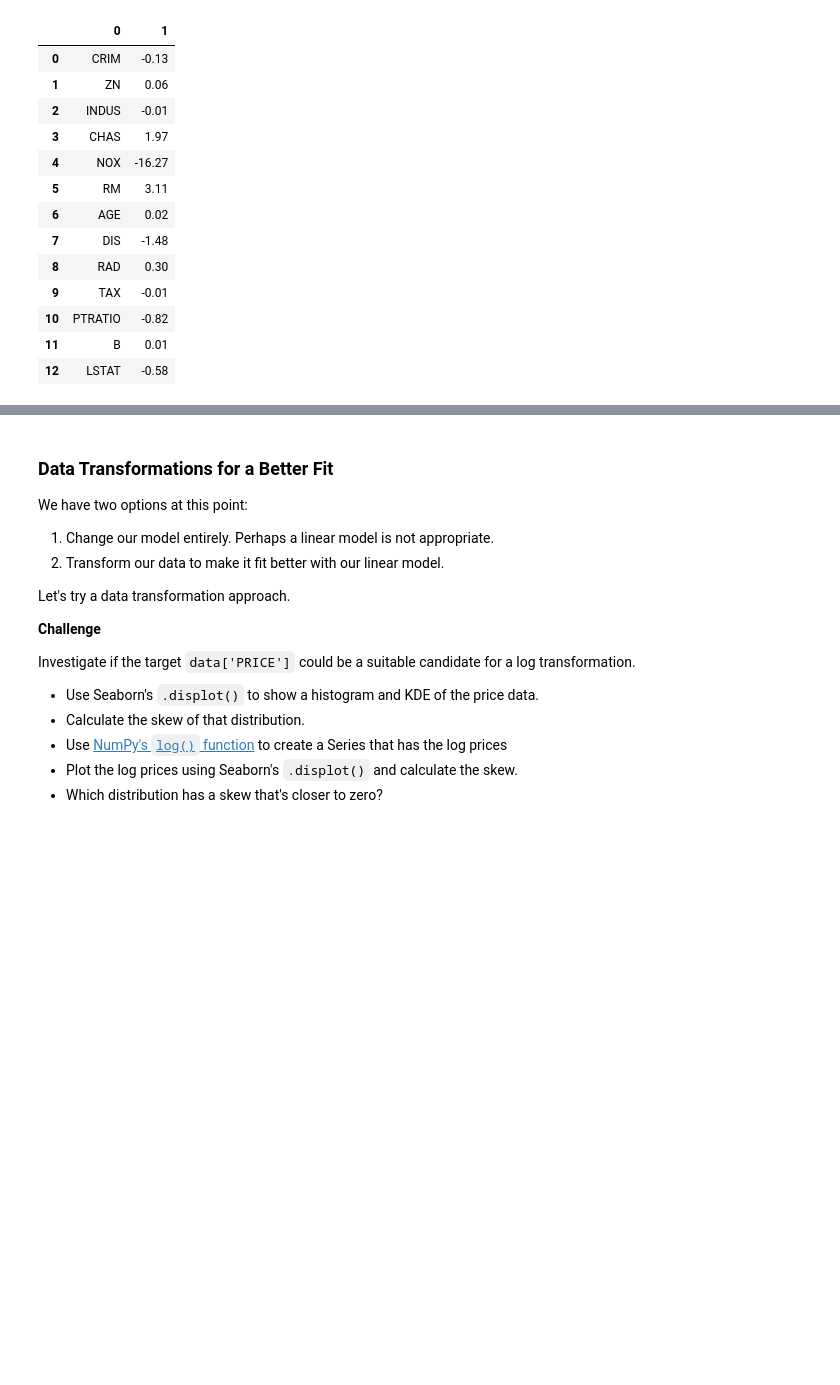
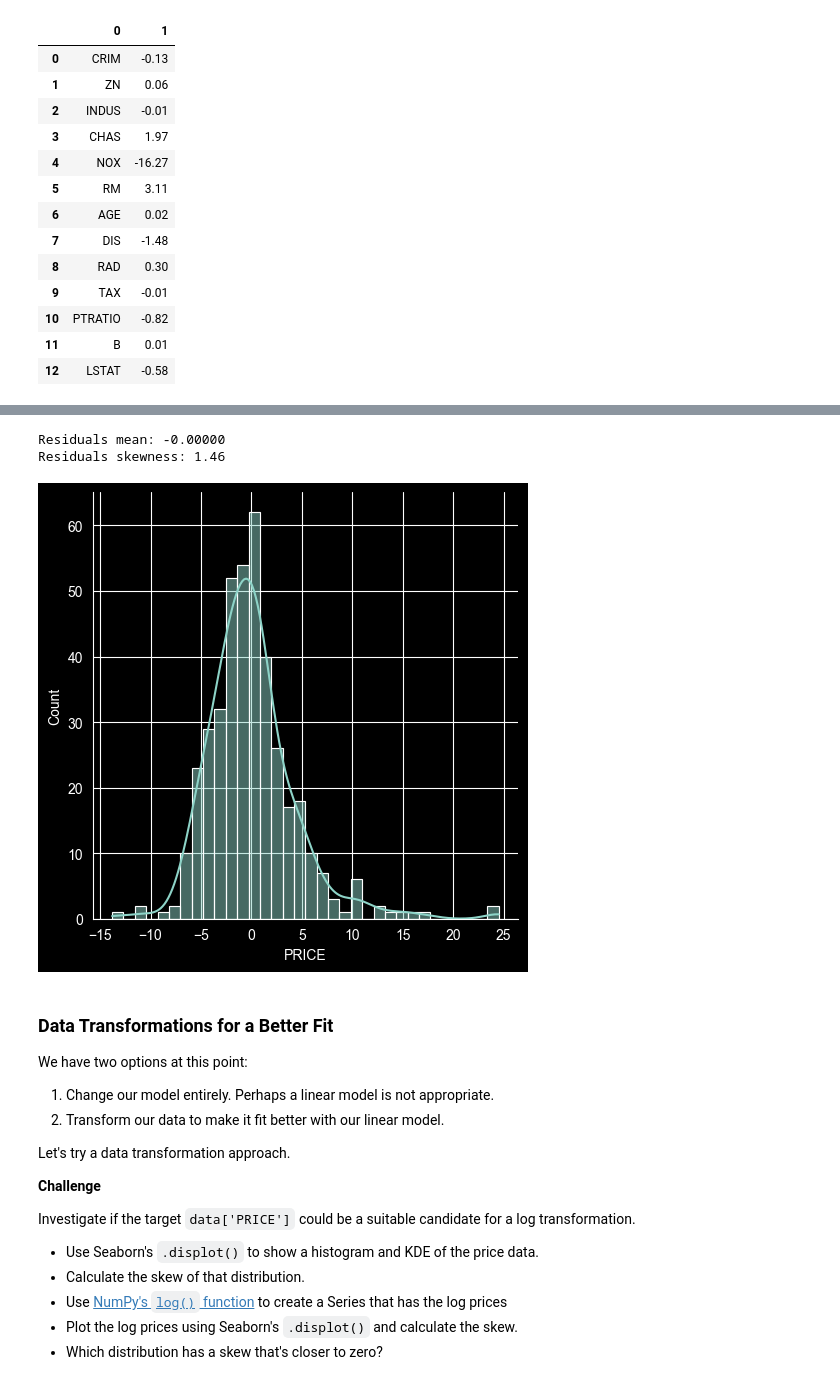
Before and after one commit to tbk81/100-DAYS-OF-CODE-PY, a Jupyter notebook: 81-predict-house-prices/Multivariable_Regression_and_Valuation_Model.ipynb, the cells around one changed output, grey strips where cells are left out. Drawn from its saved outputs; the diff is of its cells as text; code cells hidden in the pictures; blank space fills up the shorter version.

```diff
--- a/81-predict-house-prices/Multivariable_Regression_and_Valuation_Model.ipynb
+++ b/81-predict-house-prices/Multivariable_Regression_and_Valuation_Model.ipynb
@@ -487,6 +510,15 @@ In an ideal case, what we want is something close to a normal distribution. A no
 * Again, use Seaborn's `.displot()` to create a histogram and superimpose the Kernel Density Estimate (KDE)
 * Is the skewness different from zero? If so, by how much?
 * Is the mean different from zero?
+# %%
+sns.displot(x=residuals,
+            kde=True)
+print(f'Residuals mean: {residuals.mean():.5f}')
+print(f'Residuals skewness: {residuals.skew():.2f}')
+# %% [output]
+Residuals mean: -0.00000
+Residuals skewness: 1.46
+[figure, added]
 # %% [markdown]
 ### Data Transformations for a Better Fit
 
```
Also changed, not shown: parts of 16 cells of this notebook.
